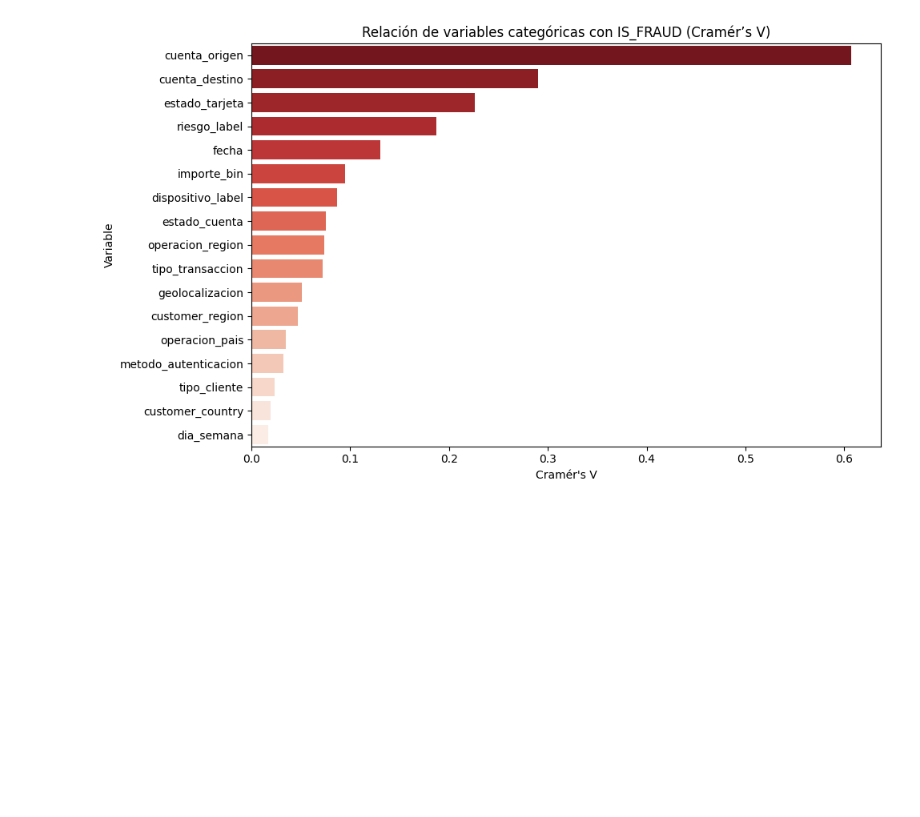
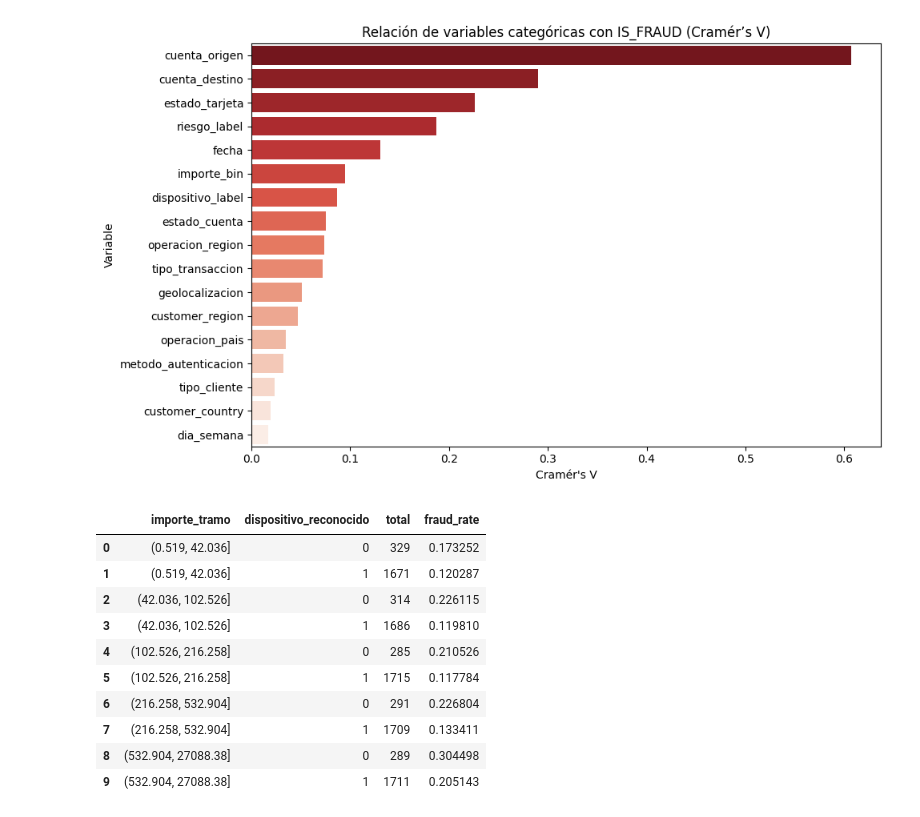
Before and after one commit to CPasData/NovaPay_ML, a Jupyter notebook: Notebooks/EDA.ipynb, the cells around one changed output. Cells and saved outputs as stored; diff of their text form; code cells hidden in the pictures; blank space fills up the shorter version.

```diff
--- a/Notebooks/EDA.ipynb
+++ b/Notebooks/EDA.ipynb
@@ -568,0 +575,23 @@ plt.show()
+# %%
+tabla_resumen = (
+    df.groupby(['importe_tramo', 'dispositivo_reconocido'])['IS_FRAUD']
+    .agg(
+        total='size',
+        fraud_rate='mean'
+    )
+    .reset_index()
+)
+
+tabla_resumen
+# %% [output]
+|  | importe_tramo | dispositivo_reconocido | total | fraud_rate |
+| 0 | (0.519, 42.036] | 0 | 329 | 0.173252 |
+| 1 | (0.519, 42.036] | 1 | 1671 | 0.120287 |
+| 2 | (42.036, 102.526] | 0 | 314 | 0.226115 |
+| 3 | (42.036, 102.526] | 1 | 1686 | 0.119810 |
+| 4 | (102.526, 216.258] | 0 | 285 | 0.210526 |
+| 5 | (102.526, 216.258] | 1 | 1715 | 0.117784 |
+| 6 | (216.258, 532.904] | 0 | 291 | 0.226804 |
+| 7 | (216.258, 532.904] | 1 | 1709 | 0.133411 |
+| 8 | (532.904, 27088.38] | 0 | 289 | 0.304498 |
+| 9 | (532.904, 27088.38] | 1 | 1711 | 0.205143 |
```
Also changed, not shown: parts of 6 cells of this notebook, 1 other file.
